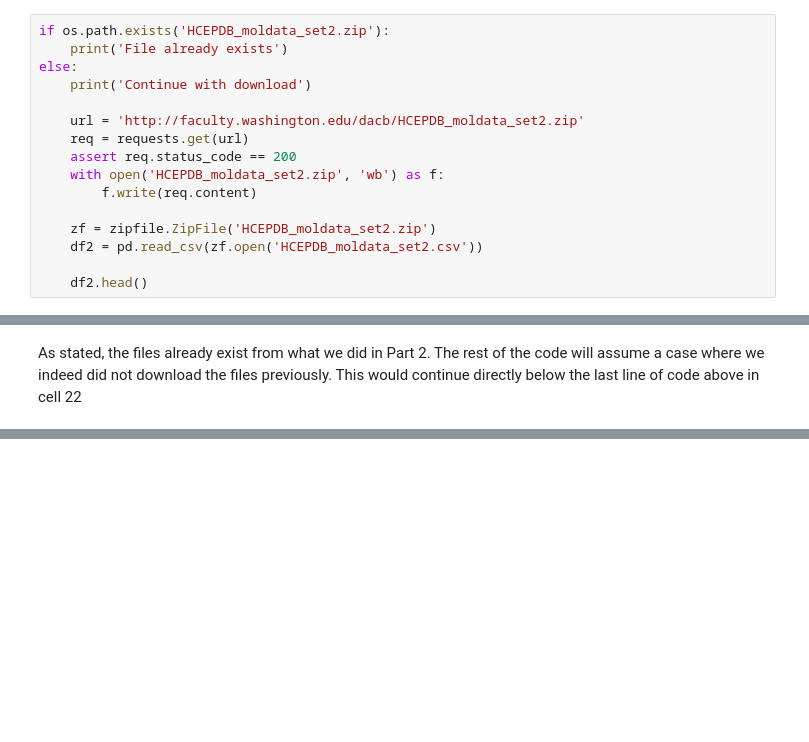
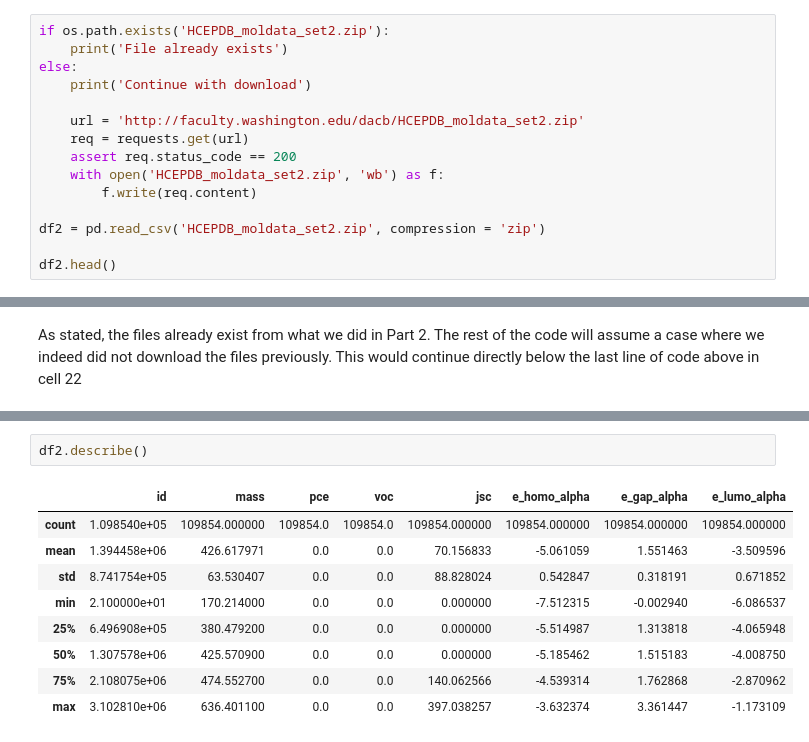
Before and after one commit to jrodguez/large_data_exploration, a Jupyter notebook: SEDS-HW2.ipynb, the cells around one changed output, grey strips where cells are left out. Drawn from its saved outputs; the diff is of its cells as text; blank space fills up the shorter version.

```diff
--- a/SEDS-HW2.ipynb
+++ b/SEDS-HW2.ipynb
@@ -88,9 +93,8 @@ else:
     with open('HCEPDB_moldata_set2.zip', 'wb') as f:
         f.write(req.content)
 
-    zf = zipfile.ZipFile('HCEPDB_moldata_set2.zip')
-    df2 = pd.read_csv(zf.open('HCEPDB_moldata_set2.csv'))
+df2 = pd.read_csv('HCEPDB_moldata_set2.zip', compression = 'zip')
 
-    df2.head()
+df2.head()
 # %% [output]
 File already exists
@@ -171,0 +207,12 @@ HCEDB_sets.head()
+# %%
+df2.describe()
+# %% [output]
+|  | id | mass | pce | voc | jsc | e_homo_alpha | e_gap_alpha | e_lumo_alpha |
+| count | 1.098540e+05 | 109854.000000 | 109854.0 | 109854.0 | 109854.000000 | 109854.000000 | 109854.000000 | 109854.000000 |
+| mean | 1.394458e+06 | 426.617971 | 0.0 | 0.0 | 70.156833 | -5.061059 | 1.551463 | -3.509596 |
+| std | 8.741754e+05 | 63.530407 | 0.0 | 0.0 | 88.828024 | 0.542847 | 0.318191 | 0.671852 |
+| min | 2.100000e+01 | 170.214000 | 0.0 | 0.0 | 0.000000 | -7.512315 | -0.002940 | -6.086537 |
+| 25% | 6.496908e+05 | 380.479200 | 0.0 | 0.0 | 0.000000 | -5.514987 | 1.313818 | -4.065948 |
+| 50% | 1.307578e+06 | 425.570900 | 0.0 | 0.0 | 0.000000 | -5.185462 | 1.515183 | -4.008750 |
+| 75% | 2.108075e+06 | 474.552700 | 0.0 | 0.0 | 140.062566 | -4.539314 | 1.762868 | -2.870962 |
+| max | 3.102810e+06 | 636.401100 | 0.0 | 0.0 | 397.038257 | -3.632374 | 3.361447 | -1.173109 |
```
Also changed, not shown: parts of 18 cells of this notebook.
